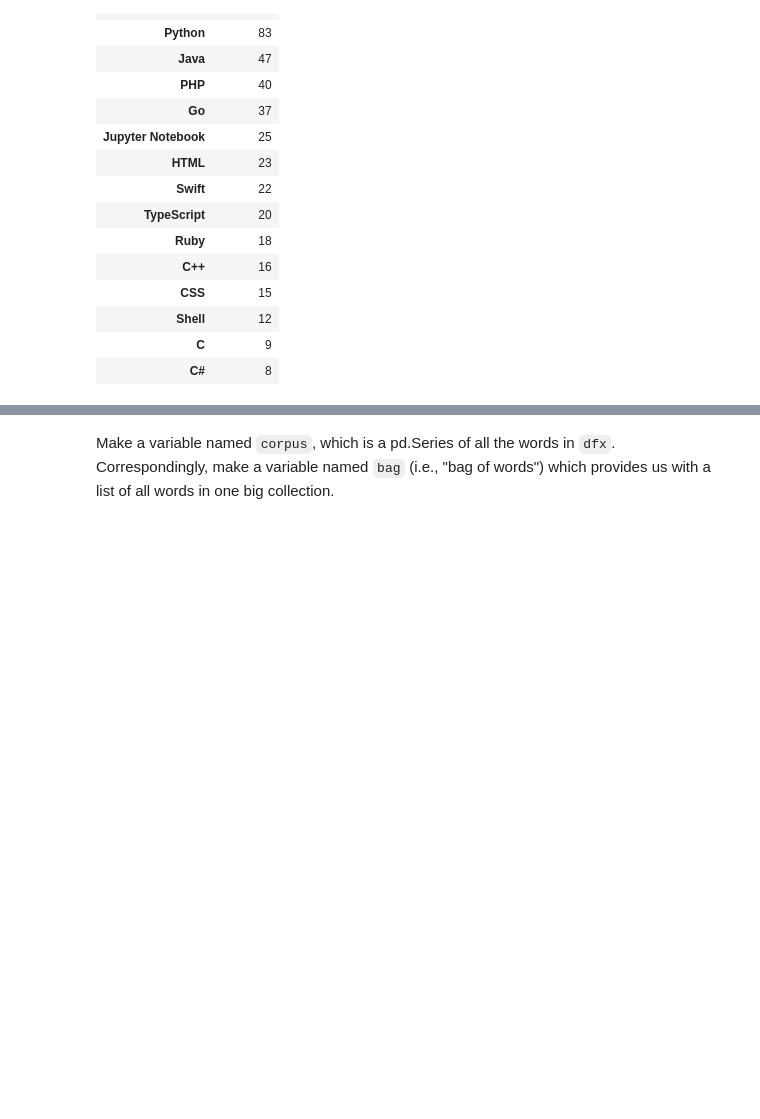
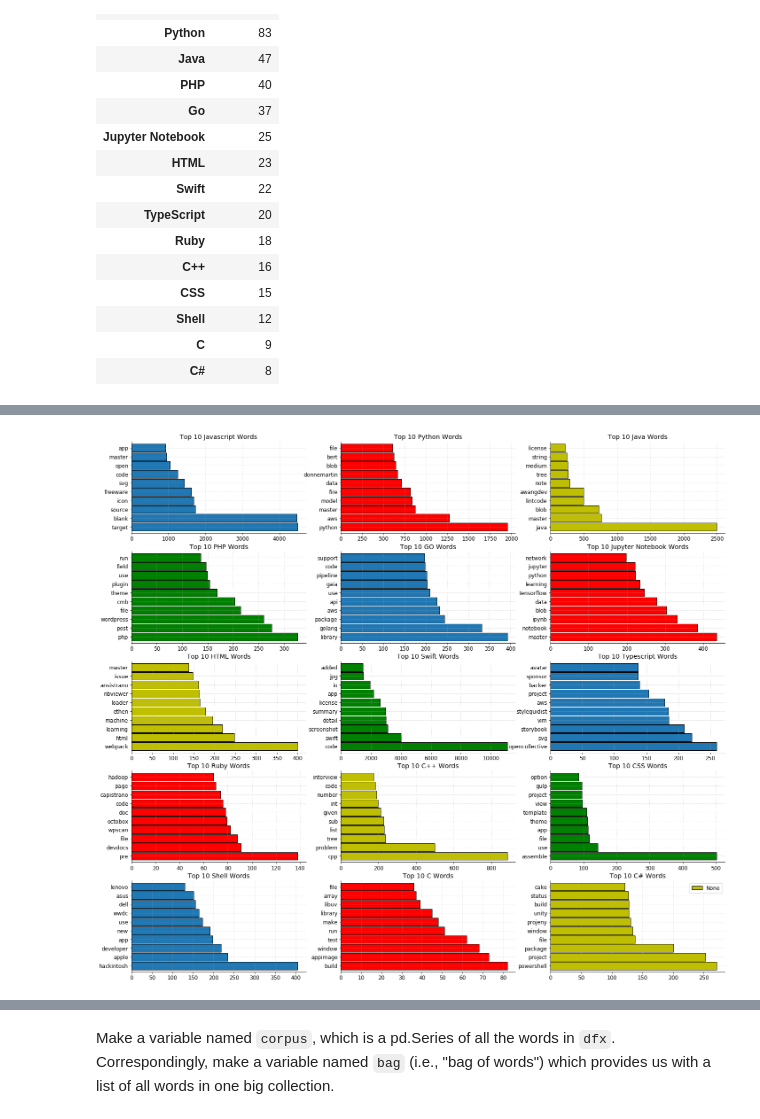
Before and after one commit to pellegrino-nlp/nlp_project, a Jupyter notebook: working_file.ipynb, the cells around one changed output, grey strips where cells are left out. Drawn from its saved outputs; the diff is of its cells as text; code cells hidden in the pictures; blank space fills up the shorter version.

```diff
--- a/working_file.ipynb
+++ b/working_file.ipynb
@@ -180,0 +283,93 @@ plt.show()
+# %%
+raw_count_js = pd.Series(' '.join(df[df.language=='JavaScript']['cleaned']).split()).value_counts()
+raw_count_p = pd.Series(' '.join(df[df.language=='Python']['cleaned']).split()).value_counts()
+raw_count_j = pd.Series(' '.join(df[df.language=='Java']['cleaned']).split()).value_counts()
+raw_count_php = pd.Series(' '.join(df[df.language=='PHP']['cleaned']).split()).value_counts()
+raw_count_go = pd.Series(' '.join(df[df.language=='Go']['cleaned']).split()).value_counts()
+raw_count_jup = pd.Series(' '.join(df[df.language=='Jupyter Notebook']['cleaned']).split()).value_counts()
+raw_count_html = pd.Series(' '.join(df[df.language=='HTML']['cleaned']).split()).value_counts()
+raw_count_swift = pd.Series(' '.join(df[df.language=='Swift']['cleaned']).split()).value_counts()
+raw_count_ts = pd.Series(' '.join(df[df.language=='TypeScript']['cleaned']).split()).value_counts()
+raw_count_rub = pd.Series(' '.join(df[df.language=='Ruby']['cleaned']).split()).value_counts()
+raw_count_cp = pd.Series(' '.join(df[df.language=='C++']['cleaned']).split()).value_counts()
+raw_count_css = pd.Series(' '.join(df[df.language=='CSS']['cleaned']).split()).value_counts()
+raw_count_shell = pd.Series(' '.join(df[df.language=='Shell']['cleaned']).split()).value_counts()
+raw_count_c = pd.Series(' '.join(df[df.language=='C']['cleaned']).split()).value_counts()
+raw_count_csharp = pd.Series(' '.join(df[df.language=='C#']['cleaned']).split()).value_counts()
+# %%
+plt.figure(figsize=(24,22))
+
+subplot(5,3,1)
+raw_count_js.sort_values(ascending=False)[0:10].plot.barh(width=.9)
+title('Top 10 Javascript Words')
+
+subplot(5, 3, 2)
+raw_count_p.sort_values(ascending=False)[0:10].plot.barh(width=.9, color='r')
+title('Top 10 Python Words')
+
+subplot(5, 3, 3)
+raw_count_j.sort_values(ascending=False)[0:10].plot.barh(width=.9, color='y')
+title('Top 10 Java Words')
+
+subplot(5, 3, 4)
+raw_count_php.sort_values(ascending=False)[0:10].plot.barh(width=.9, color='g')
+title('Top 10 PHP Words')
+
+
+subplot(5, 3, 5)
+raw_count_go.sort_values(ascending=False)[0:10].plot.barh(width=.9)
+title('Top 10 GO Words')
+
+
+subplot(5, 3, 6)
+raw_count_jup.sort_values(ascending=False)[0:10].plot.barh(width=.9, color='r')
+title('Top 10 Jupyter Notebook Words')
+
+
+subplot(5, 3, 7)
+raw_count_html.sort_values(ascending=False)[0:10].plot.barh(width=.9, color='y')
+title('Top 10 HTML Words')
+
+
+subplot(5, 3, 8)
+raw_count_swift.sort_values(ascending=False)[0:10].plot.barh(width=.9, color='g')
+title('Top 10 Swift Words')
+
+
+subplot(5, 3, 9)
+raw_count_ts.sort_values(ascending=False)[0:10].plot.barh(width=.9)
+title('Top 10 Typescript Words')
+
+subplot(5, 3, 10)
+raw_count_rub.sort_values(ascending=False)[0:10].plot.barh(width=.9, color='r')
+title('Top 10 Ruby Words')
+
+
+subplot(5, 3, 11)
+raw_count_cp.sort_values(ascending=False)[0:10].plot.barh(width=.9, color='y')
+title('Top 10 C++ Words')
+
+
+subplot(5, 3, 12)
+raw_count_css.sort_values(ascending=False)[0:10].plot.barh(width=.9, color='g')
+title('Top 10 CSS Words')
+
+
+subplot(5, 3, 13)
+raw_count_shell.sort_values(ascending=False)[0:10].plot.barh(width=.9)
+title('Top 10 Shell Words')
+
+
+subplot(5, 3, 14)
+raw_count_c.sort_values(ascending=False)[0:10].plot.barh(width=.9, color='r')
+title('Top 10 C Words')
+
+
+subplot(5, 3, 15)
+raw_count_csharp.sort_values(ascending=False)[0:10].plot.barh(width=.9, color='y')
+title('Top 10 C# Words')
+
+plt.legend()
+plt.show()
+# %% [output]
+[figure, added]
```
Also changed, not shown: parts of 13 cells of this notebook, 1 other file.
